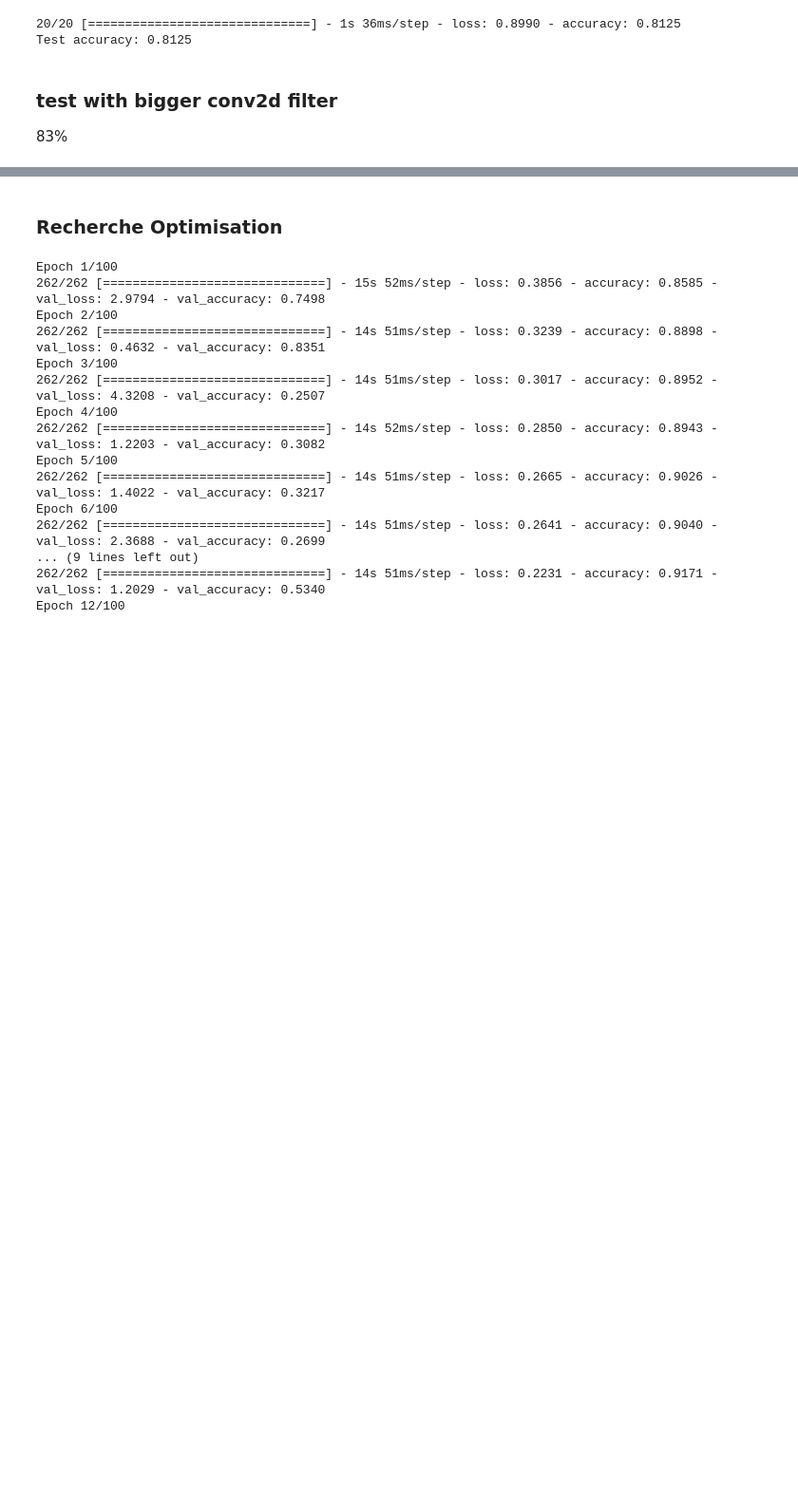
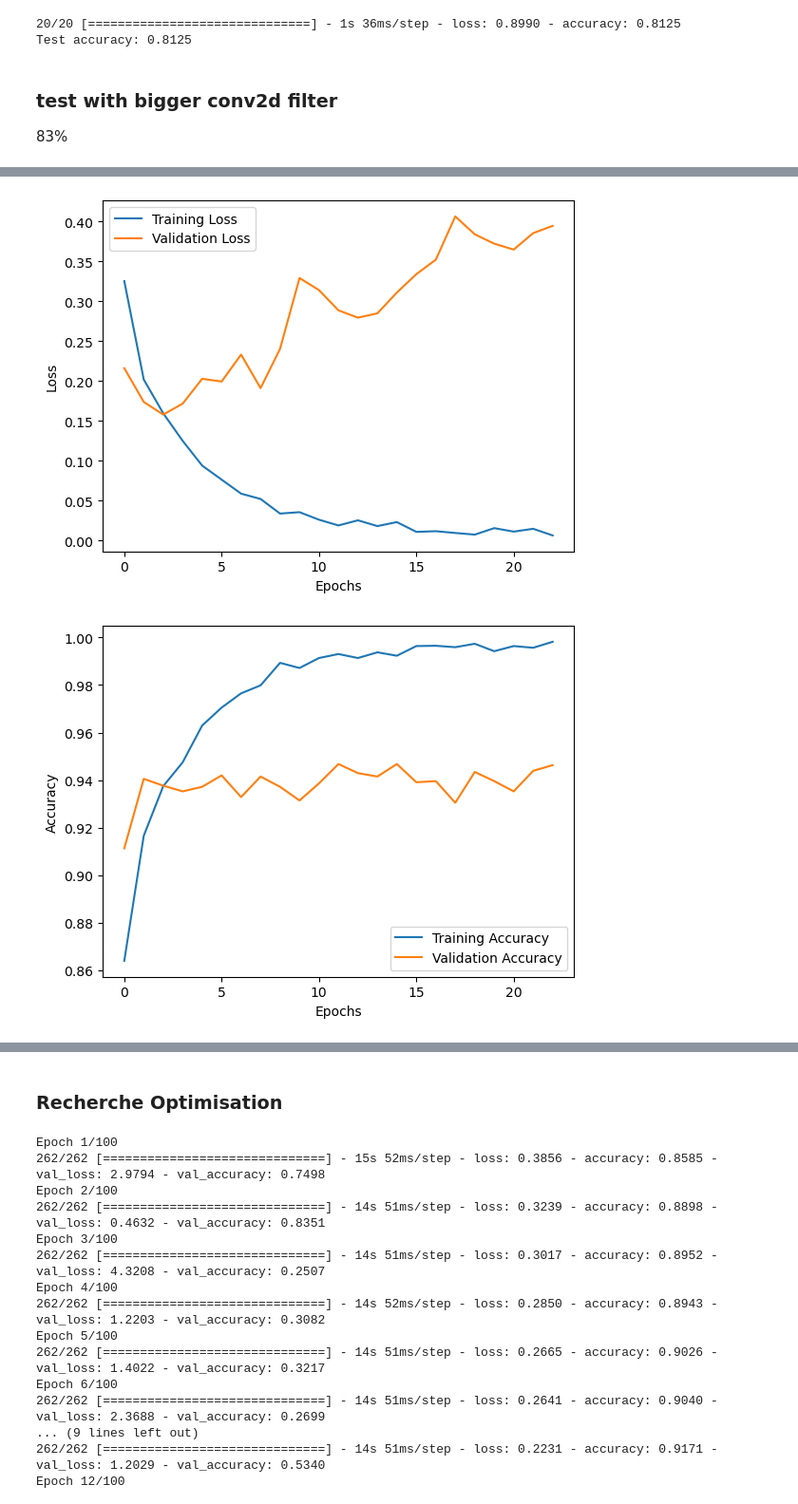
Before and after one commit to MelvinCERBA/RadiographyPneumoniaDetection, a Jupyter notebook: notebooks/tensorflow.ipynb, the cells around one changed output, grey strips where cells are left out. Shown at 95% size. Drawn from its saved outputs; the diff is of its cells as text; code cells hidden in the pictures; blank space fills up the shorter version.

Commit message:
save model + history (84%)

```diff
--- a/notebooks/tensorflow.ipynb
+++ b/notebooks/tensorflow.ipynb
@@ -175,8 +196,6 @@ For classification tasks, the two most common activation functions are softmax a
 - `Sigmoid`: The sigmoid activation function is typically used for binary classification problems, where each input can belong to one of two classes. The sigmoid function outputs a probability value between 0 and 1, representing the likelihood of an input belonging to the positive class. It is the recommended activation function for binary classification tasks.
 
 Using the correct activation function for your specific problem will generally result in better model performance.
-# %%
-num_classes = len(train_ds.class_names) # 2 ["NORMAL", "PNEUMONIA"]
 # %%
 model = tf.keras.Sequential([
     layers.Rescaling(1./255, input_shape=(img_height, img_width, 1)),
@@ -512,16 +531,15 @@ from keras import Input
 
 model = tf.keras.Sequential([
     Input(shape=(img_height, img_width, 1)),
-    #data_augmentation,
     layers.Rescaling(1./255),
 
-    layers.Conv2D(32, (3, 3), activation="relu"),
-    layers.MaxPooling2D((2, 2)),
     layers.Conv2D(64, (3, 3), activation="relu"),
     layers.MaxPooling2D((2, 2)),
     layers.Conv2D(128, (3, 3), activation="relu"),
     layers.MaxPooling2D((2, 2)),
-    layers.Dropout(0.2),
+    layers.Conv2D(256, (3, 3), activation="relu"),
+    layers.MaxPooling2D((2, 2)),
+    layers.Dropout(0.3),
 
     tf.keras.layers.Flatten(),
     tf.keras.layers.Dense(128, activation="relu"),
@@ -538,7 +556,7 @@ model.compile(
 # prevent overfitting
 early_stopping = tf.keras.callbacks.EarlyStopping(
     min_delta=0.001, # minimium amount of change to count as an improvement
-    patience=10, # how many epochs to wait before stopping
+    patience=20, # how many epochs to wait before stopping
     restore_best_weights=True,
     verbose=1,
 )
@@ -580,0 +595,10 @@ WARNING:absl:Found untraced functions such as _jit_compiled_convolution_op, _jit
+# %%
+# save model
+model.save("./tf_models/CNN_84%")
+
+# Assuming `history` is the History object returned by `model.fit()`
+history_dict = history.history
+
+# Save the history as a JSON file
+with open('./tf_models/CNN_84%/history.json', 'w') as f:
+    json.dump(history_dict, f)
@@ -580,0 +609,25 @@ WARNING:absl:Found untraced functions such as _jit_compiled_convolution_op, _jit
+# %%
+# load our saved model
+
+# Load the history from the JSON file
+with open('./tf_models/CNN_84%/history.json', 'r') as f:
+    loaded_history_dict = json.load(f)
+
+# Plot the training and validation loss
+plt.plot(loaded_history_dict['loss'], label='Training Loss')
+plt.plot(loaded_history_dict['val_loss'], label='Validation Loss')
+plt.xlabel('Epochs')
+plt.ylabel('Loss')
+plt.legend()
+plt.show()
+
+# Plot the training and validation accuracy
+plt.plot(loaded_history_dict['accuracy'], label='Training Accuracy')
+plt.plot(loaded_history_dict['val_accuracy'], label='Validation Accuracy')
+plt.xlabel('Epochs')
+plt.ylabel('Accuracy')
+plt.legend()
+plt.show()
+# %% [output]
+[figure, added]
+[figure, added]
```
Also changed, not shown: parts of 11 cells of this notebook, 1 other file.
